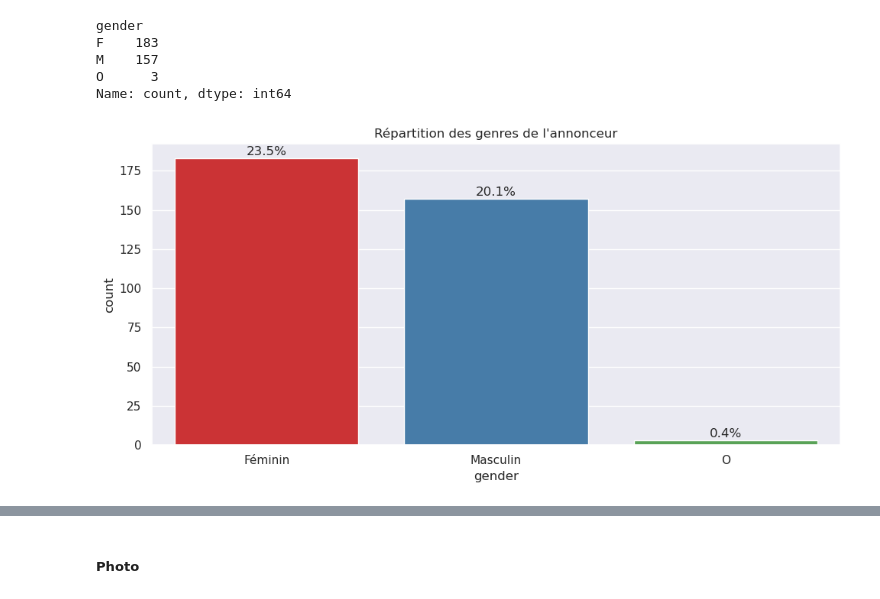
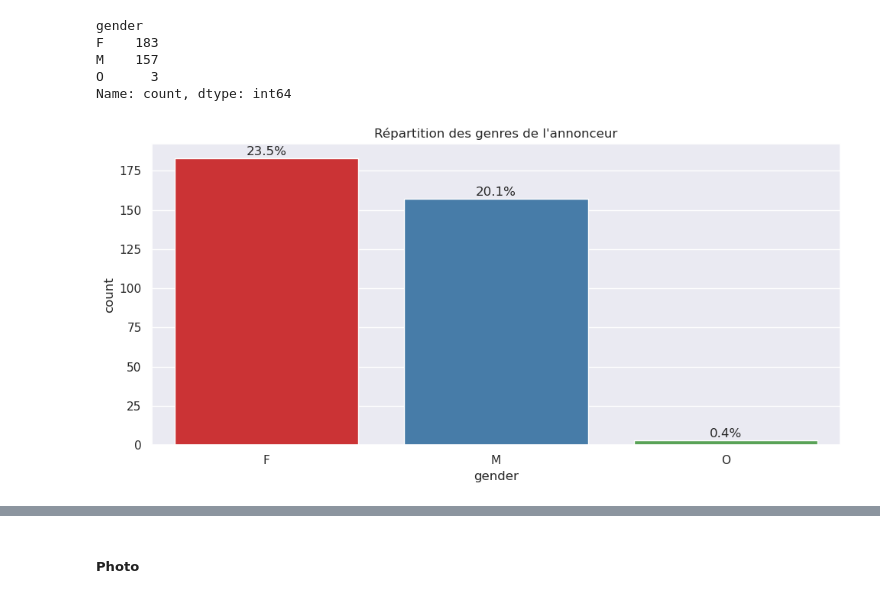
Before and after one commit to davidserruya/Vinted_Fraud_Detection, a Jupyter notebook: Data_Exploration/data_exploration.ipynb, the cells around one changed output, grey strips where cells are left out. Drawn from its saved outputs; the diff is of its cells as text; code cells hidden in the pictures.

```diff
--- a/Data_Exploration/data_exploration.ipynb
+++ b/Data_Exploration/data_exploration.ipynb
@@ -551,7 +544,6 @@ Simple Account     710
 Ressell Account     70
 Name: count, dtype: int64
 # %%
-df['sell_sneaker_account'] = df['sell_sneaker_account'].replace({0: 'Compte classique', 1: 'Compte revendeur'})
 plt.figure(figsize=(10,5))
 ax = sns.countplot(x="sell_sneaker_account", data=df, palette='Set1', hue='sell_sneaker_account', legend=False)
 plt.title("Répartition des annonceurs revendeurs de sneakers")
@@ -614,7 +606,6 @@ Simple Account     710
 Ressell Account     70
 Name: count, dtype: int64
 # %%
-df['short_description'] = df['short_description'].replace({0: 'Longue', 1: 'Courte'})
 plt.figure(figsize=(10,5))
 ax = sns.countplot(x="short_description", data=df, palette='Set1', hue='short_description', legend=False)
 plt.title("Répartition de la taille des descriptions")
@@ -677,7 +668,6 @@ No Safe    576
 Safe       204
 Name: count, dtype: int64
 # %%
-df['secure_description'] = df['secure_description'].replace({0: 'Non secure', 1: 'Secure'})
 plt.figure(figsize=(10,5))
 ax = sns.countplot(x="secure_description", data=df, palette='Set1', hue='secure_description', legend=False)
 plt.title("Répartition de secure_description")
@@ -740,7 +730,6 @@ No Present    525
 Present       255
 Name: count, dtype: int64
 # %%
-df['has_emoji_description'] = df['has_emoji_description'].replace({0: 'Sans emoji', 1: 'Avec emoji'})
 plt.figure(figsize=(10,5))
 ax = sns.countplot(x="has_emoji_description", data=df, palette='Set1', hue='has_emoji_description', legend=False)
 plt.title("Répartition des descriptions avec ou sans emoji")
@@ -804,22 +793,21 @@ M    157
 O      3
 Name: count, dtype: int64
 # %%
-df['gender'] = df['gender'].replace({0: 'Non spécifié', 'F': 'Féminin', 'M': 'Masculin'})
 plt.figure(figsize=(10,5))
 ax = sns.countplot(x="gender", data=df, palette='Set1', hue='gender', legend=False)
 plt.title("Répartition des genres de l'annonceur")
 
 total = len(df["gender"])
 for p in ax.patches:
     percentage = f'{100*p.get_height()/total:.1f}%\n'
     x = p.get_x() + p.get_width() / 2
     y = p.get_height()
     ax.annotate(percentage, (x, y), ha='center', va='center')
 
 plt.tight_layout()
 plt.show()
 # %% [output]
-[figure, old version]
+[figure, new version]
 # %%
 plt.figure(figsize=(10,5))
 ax = sns.countplot(x="gender", data=df, hue='scam', palette={1:'red',0:'blue'}, legend=True, dodge=True)
```
Also changed, not shown: parts of 67 cells of this notebook, 12 other files.
